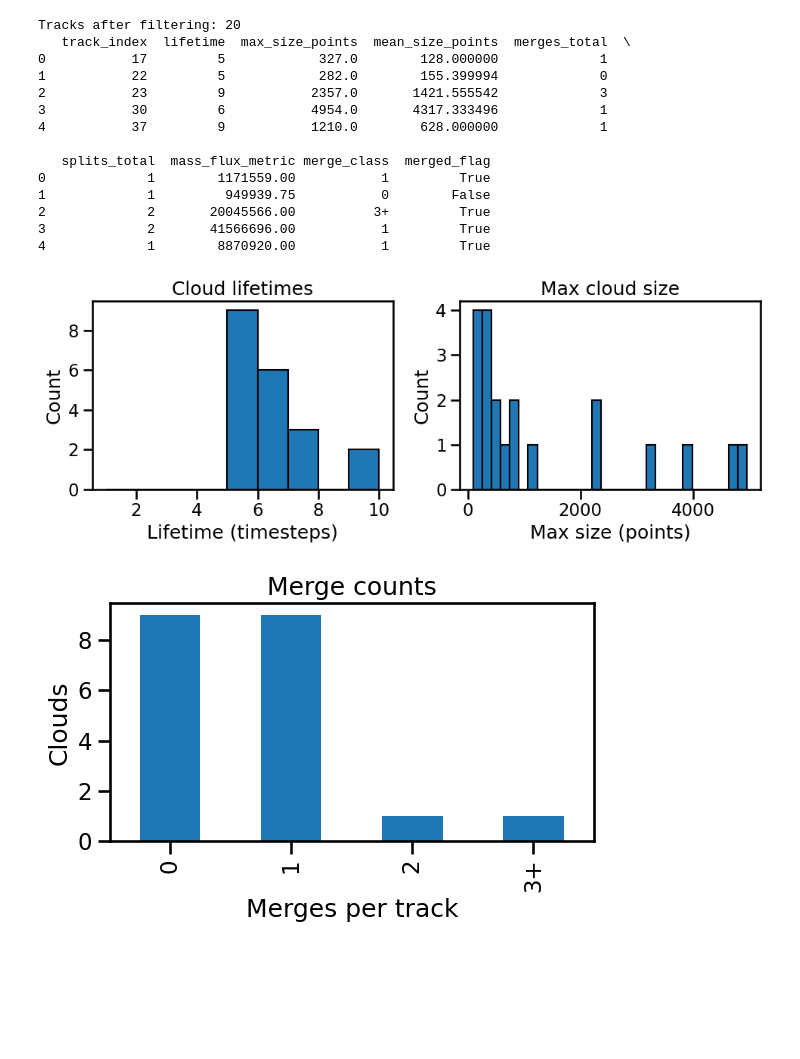
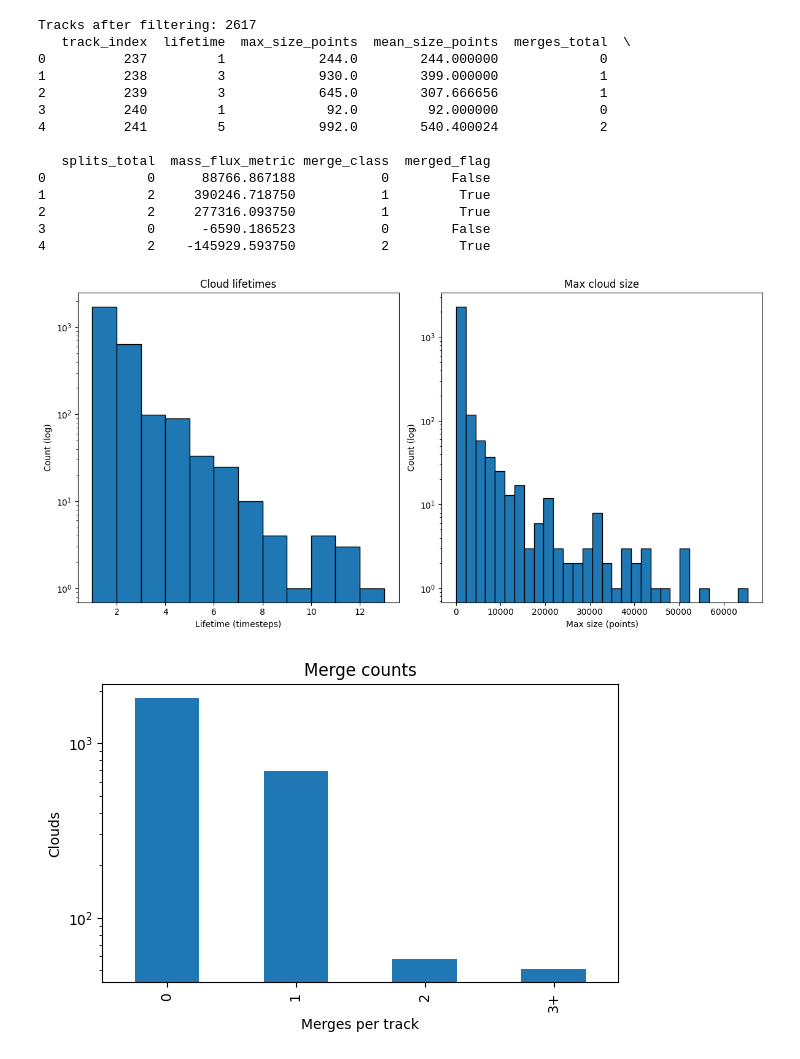
Before and after one commit to jurezgubic/CloudTracking, a Jupyter notebook: analysis/output_analysis_basics.ipynb, the cells around one changed output. Saved outputs shown, nothing was run; the diff lists cells and outputs as text; code cells hidden in the pictures; blank space fills up the shorter version.

Commit message:
Updating and adding plots.

```diff
--- a/analysis/output_analysis_basics.ipynb
+++ b/analysis/output_analysis_basics.ipynb
@@ -2,7 +2,7 @@
 # PARAMETERS
 nc_file = "../cloud_results.nc"
 min_max_size_points = 10        # Track must reach at least this many voxels once
-min_lifetime_steps = 5        # Track must exist (non-NaN size) at least this many timesteps
+min_lifetime_steps = 1        # Track must exist (non-NaN size) at least this many timesteps
 use_integrated_mass_flux = True  # If True: sum over time; else: time-mean
 time_step_seconds = 60           # Needed only if you want to scale integrated flux by dt
 volume_dx = 25.0                 # Horizontal grid (m)
@@ -15,8 +15,6 @@ import pandas as pd
 import matplotlib.pyplot as plt
 from netCDF4 import Dataset
 import seaborn as sns
-sns.set_context("talk")
-
 
 # ---------------- Core extraction & processing ---------------- #
 def load_tracks(nc_path):
@@ -31,6 +29,7 @@ def load_tracks(nc_path):
         splits_count = np.ma.filled(ds.variables['splits_count'][:], 0)
         height = np.asarray(ds.variables['height'][:])
 
+
         # optionals (properly sliced)
         cloud_base_area = read_opt(ds, 'cloud_base_area')
         max_height = read_opt(ds, 'max_height')
@@ -39,6 +38,8 @@ def load_tracks(nc_path):
         base_radius_prescribed = read_opt(ds, 'base_radius_prescribed')
         max_w_cloud_base = read_opt(ds, 'max_w_cloud_base')
         w_per_level = read_opt(ds, 'w_per_level')  # (track,time,level)
+        surface_area = read_opt(ds, 'surface_area')
+
 
     return dict(
         valid_track=valid_track,
@@ -53,6 +54,7 @@ def load_tracks(nc_path):
         base_radius_diagnosed=base_radius_diagnosed,
         base_radius_prescribed=base_radius_prescribed,
         max_w_cloud_base=max_w_cloud_base,
+        surface_area=surface_area,
         w_per_level=w_per_level,
     )
 
@@ -141,16 +143,18 @@ def plot_basic_histograms(df):
     if df.empty:
         print("No tracks after filtering.")
         return
-    fig, axes = plt.subplots(1, 2, figsize=(10, 4))
+    fig, axes = plt.subplots(1, 2, figsize=(12, 6))
     life_max = int(df.lifetime.max())
     axes[0].hist(df.lifetime, bins=range(1, life_max + 2), edgecolor='black')
     axes[0].set_xlabel("Lifetime (timesteps)")
-    axes[0].set_ylabel("Count")
+    axes[0].set_ylabel("Count (log)")
     axes[0].set_title("Cloud lifetimes")
+    axes[0].set_yscale('log')
     axes[1].hist(df.max_size_points, bins=30, edgecolor='black')
     axes[1].set_xlabel("Max size (points)")
-    axes[1].set_ylabel("Count")
+    axes[1].set_ylabel("Count (log)")
     axes[1].set_title("Max cloud size")
+    axes[1].set_yscale('log')
     plt.tight_layout()
 
 def plot_merge_frequency_counts(df):
@@ -159,6 +163,7 @@ def plot_merge_frequency_counts(df):
     counts.plot(kind='bar')
     plt.ylabel("Clouds")
     plt.xlabel("Merges per track")
+    plt.yscale('log')
     plt.title("Merge counts")
     plt.tight_layout()
 
@@ -173,20 +178,8 @@ def plot_split_frequency_counts(df):
     counts.plot(kind='bar')
     plt.ylabel("Clouds")
     plt.xlabel("Splits per track")
+    plt.yscale('log')
     plt.title("Split counts")
-    plt.tight_layout()
-
-def plot_mass_flux_by_merge_category(df):
-    grp = df.groupby('merged_flag')['mass_flux_metric'].sum().reindex([False, True], fill_value=0)
-    labels = ['Never merged','Merged ≥1']
-    plt.figure(figsize=(5,4))
-    plt.bar(labels, grp.values, edgecolor='black')
-    plt.ylabel("Total mass flux" + (" (integrated)" if use_integrated_mass_flux else " (mean)"))
-    plt.title("Mass flux by merge history")
-    if grp.values.sum() > 0:
-        pct = 100 * grp.values / grp.values.sum()
-        for i,(v,p) in enumerate(zip(grp.values, pct)):
-            plt.text(i, v, f"{v:.2e}\n{p:.1f}%", ha='center', va='bottom', fontsize=8)
     plt.tight_layout()
 
 def plot_size_histogram(df, which='max', bins=30, log=False):
@@ -200,49 +193,49 @@ def plot_size_histogram(df, which='max', bins=30, log=False):
         plt.hist(subset, bins=bins, histtype='step', label=f"merges={cls}", log=log)
     plt.xlabel(f"{which.capitalize()} size (points)")
     plt.ylabel("Count" + (" (log)" if log else ""))
+    plt.yscale('log')
     plt.title(f"{which.capitalize()} size histogram by merge count")
     plt.legend()
     plt.tight_layout()
 
 # ---------------- Run pipeline ---------------- #
 raw = load_tracks(nc_file)
 voxel_vol = infer_voxel_volumes(raw['height'], volume_dx, volume_dy)  # still optional
 
 df_tracks = build_track_dataframe(raw,
                                   min_max_size_points=min_max_size_points,
                                   min_lifetime_steps=min_lifetime_steps,
                                   use_integrated_mass_flux=use_integrated_mass_flux,
                                   time_step_seconds=time_step_seconds)
 
 df_tracks = categorize_merges(df_tracks)
 
 print(f"Tracks after filtering: {len(df_tracks)}")
 print(df_tracks.head())
 
 # Basic overview histograms first
 plot_basic_histograms(df_tracks)
 
 # Other summaries
 plot_merge_frequency_counts(df_tracks)
 plot_split_frequency_counts(df_tracks)
-plot_mass_flux_by_merge_category(df_tracks)
 plot_size_histogram(df_tracks, which='max', bins=25, log=False)
 plot_size_histogram(df_tracks, which='mean', bins=25, log=False)
 plt.show()
 # %% [output]
-Tracks after filtering: 20
+Tracks after filtering: 2617
    track_index  lifetime  max_size_points  mean_size_points  merges_total  \
-0           17         5            327.0        128.000000             1
-1           22         5            282.0        155.399994             0
-2           23         9           2357.0       1421.555542             3
-3           30         6           4954.0       4317.333496             1
-4           37         9           1210.0        628.000000             1
+0          237         1            244.0        244.000000             0
+1          238         3            930.0        399.000000             1
+2          239         3            645.0        307.666656             1
+3          240         1             92.0         92.000000             0
+4          241         5            992.0        540.400024             2
 
    splits_total  mass_flux_metric merge_class  merged_flag
-0             1        1171559.00           1         True
-1             1         949939.75           0        False
-2             2       20045566.00          3+         True
-3             2       41566696.00           1         True
-4             1        8870920.00           1         True
+0             0      88766.867188           0        False
+1             2     390246.718750           1         True
+2             2     277316.093750           1         True
+3             0      -6590.186523           0        False
+4             2    -145929.593750           2         True
-[figure, old version]
+[figure, new version]
-[figure, old version]
+[figure, new version]
```
Also changed, not shown: parts of 12 cells of this notebook, 2 other files.
